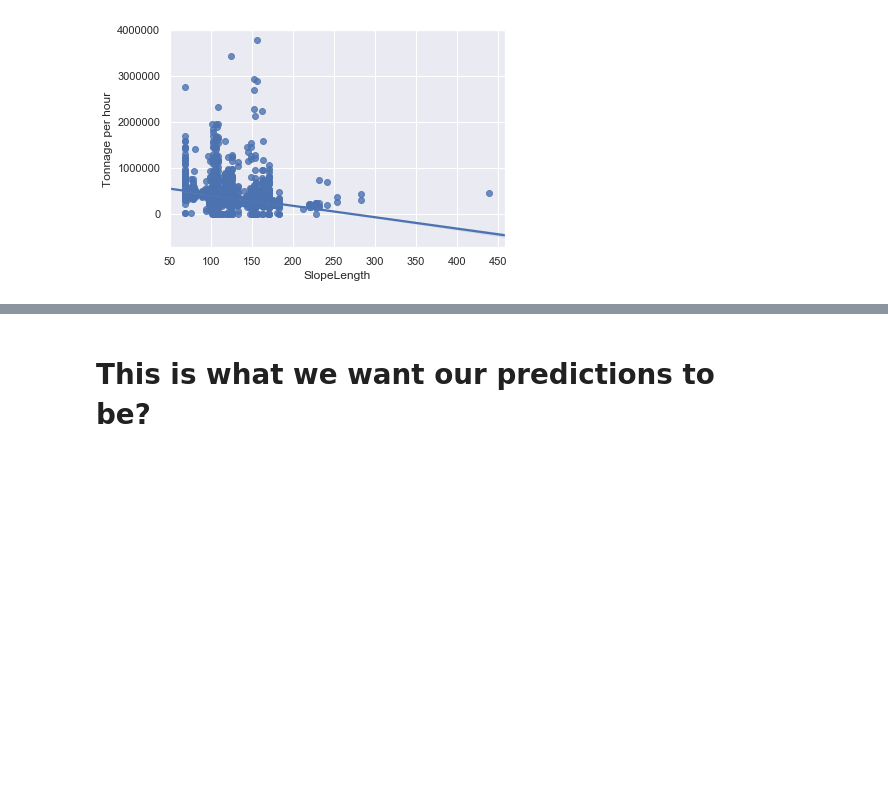
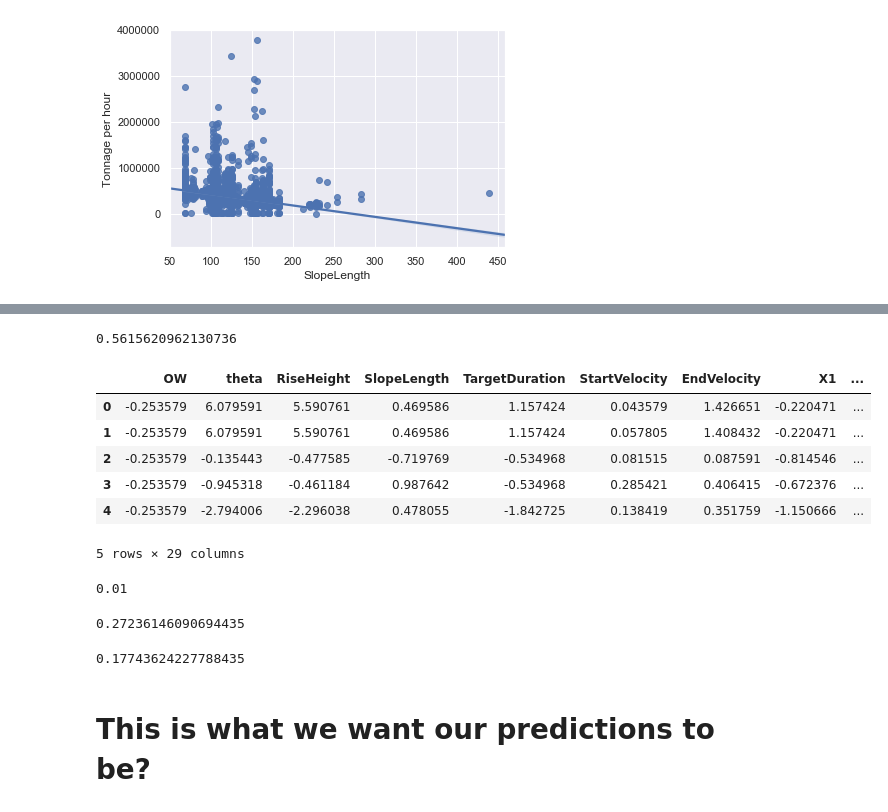
Before and after one commit to ognpa/unearthed, a Jupyter notebook: Untitled2.ipynb, the cells around one changed output, grey strips where cells are left out. Drawn from its saved outputs; the diff is of its cells as text; code cells hidden in the pictures; blank space fills up the shorter version.

```diff
--- a/Untitled2.ipynb
+++ b/Untitled2.ipynb
@@ -183,3 +292,42 @@ NameError: name 'X' is not defined
+# %%
+preds=rf.predict(X_test)
+df=pd.DataFrame(preds)
+df.columns=['pred']
+rf.score(X_test,y_test)
+# %% [output]
+0.5615620962130736
+# %%
+from sklearn import preprocessing
+scaler = preprocessing.StandardScaler()
+scaled_df = scaler.fit_transform(X)
+g=pd.DataFrame(scaled_df)
+g.columns=X.columns
+g.head()
+# %% [output]
+|  | OW | theta | RiseHeight | SlopeLength | TargetDuration | StartVelocity | EndVelocity | X1 | ... |
+| 0 | -0.253579 | 6.079591 | 5.590761 | 0.469586 | 1.157424 | 0.043579 | 1.426651 | -0.220471 | ... |
+| 1 | -0.253579 | 6.079591 | 5.590761 | 0.469586 | 1.157424 | 0.057805 | 1.408432 | -0.220471 | ... |
+| 2 | -0.253579 | -0.135443 | -0.477585 | -0.719769 | -0.534968 | 0.081515 | 0.087591 | -0.814546 | ... |
+| 3 | -0.253579 | -0.945318 | -0.461184 | 0.987642 | -0.534968 | 0.285421 | 0.406415 | -0.672376 | ... |
+| 4 | -0.253579 | -2.794006 | -2.296038 | 0.478055 | -1.842725 | 0.138419 | 0.351759 | -1.150666 | ... |
+5 rows × 29 columns
+# %%
+from sklearn.linear_model import RidgeCV
+
+modelCV = RidgeCV(alphas = [0.1, 0.01, 0.001,0.0001], store_cv_values = True)
+modelCV.fit(X,y)
+print(modelCV.alpha_ ) #giving 0.1
+modelCV.score(X,y)
+# %% [output]
+0.01
+0.27236146090694435
+# %%
+from sklearn.linear_model import LassoCV
+from sklearn.datasets import make_regression
+reg = LassoCV(cv=5, random_state=0).fit(X, y)
+reg.score(X, y)
+# %% [output]
+0.17743624227788435
 # %% [markdown]
 # This is what we want our predictions to be?
 # %%
```
Also changed, not shown: parts of 11 cells of this notebook.
